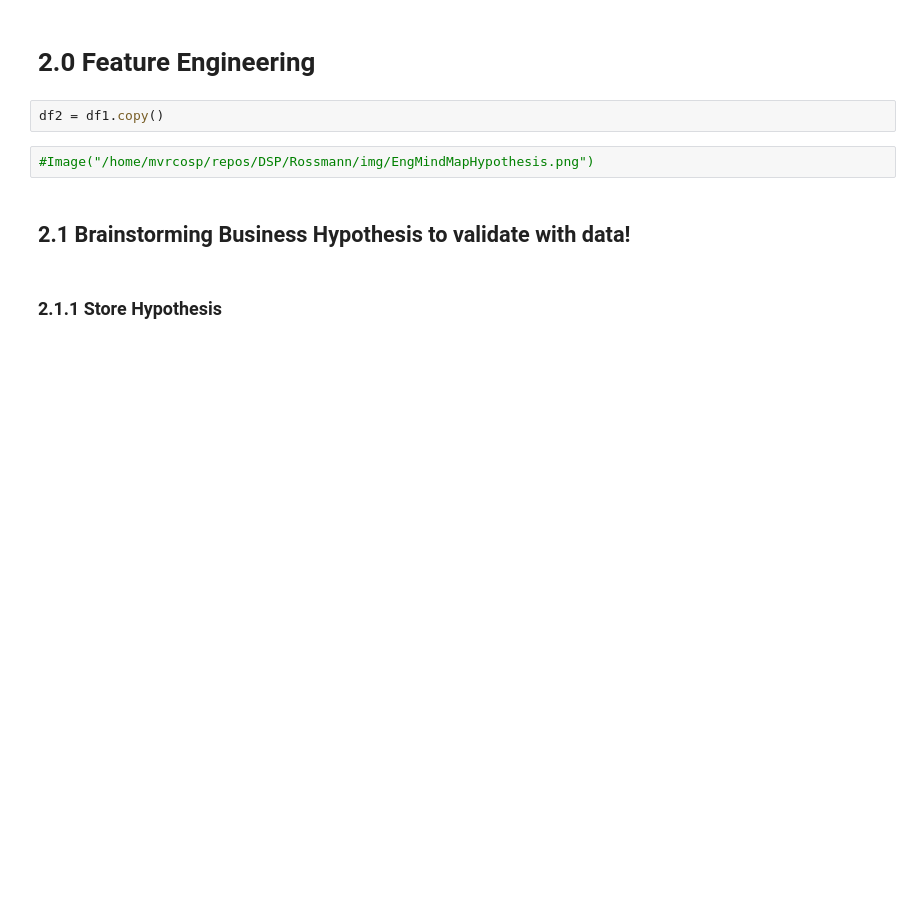
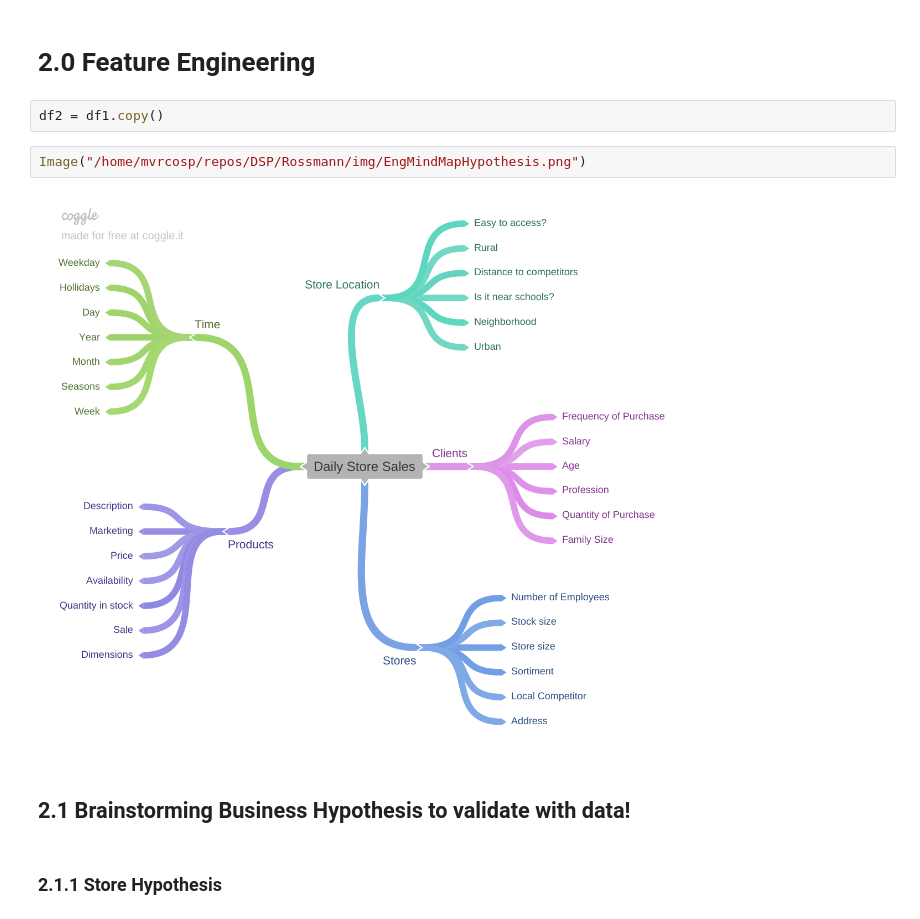
Before and after one commit to mvrcosp/Rossmann, a Jupyter notebook: mynotebooks/Modulo09_v01 - store sales prediction.ipynb, the cells around one changed output. Drawn from its saved outputs; the diff is of its cells as text; blank space fills up the shorter version.

```diff
--- a/mynotebooks/Modulo09_v01 - store sales prediction.ipynb
+++ b/mynotebooks/Modulo09_v01 - store sales prediction.ipynb
@@ -290,7 +465,9 @@ sns.boxplot(x='assortment', y='sales', data=aux1)
 # %%
 df2 = df1.copy()
 # %%
-#Image("/home/mvrcosp/repos/DSP/Rossmann/img/EngMindMapHypothesis.png")
+Image("/home/mvrcosp/repos/DSP/Rossmann/img/EngMindMapHypothesis.png")
+# %% [output]
+[figure, added]
 # %% [markdown]
 ## 2.1 Brainstorming Business Hypothesis to validate with data!
 # %% [markdown]
```
Also changed, not shown: parts of 28 cells of this notebook, 9 other files.
